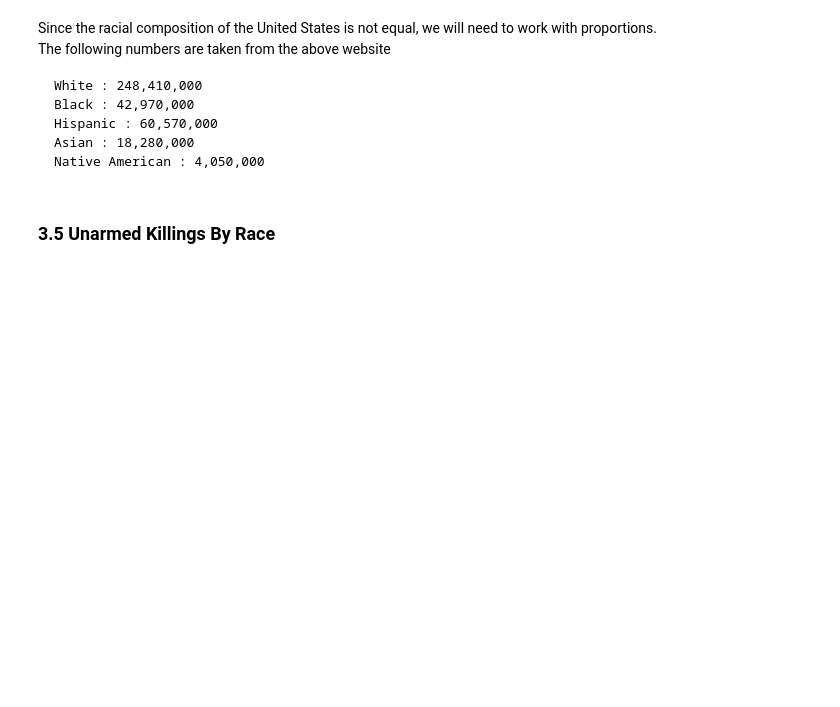
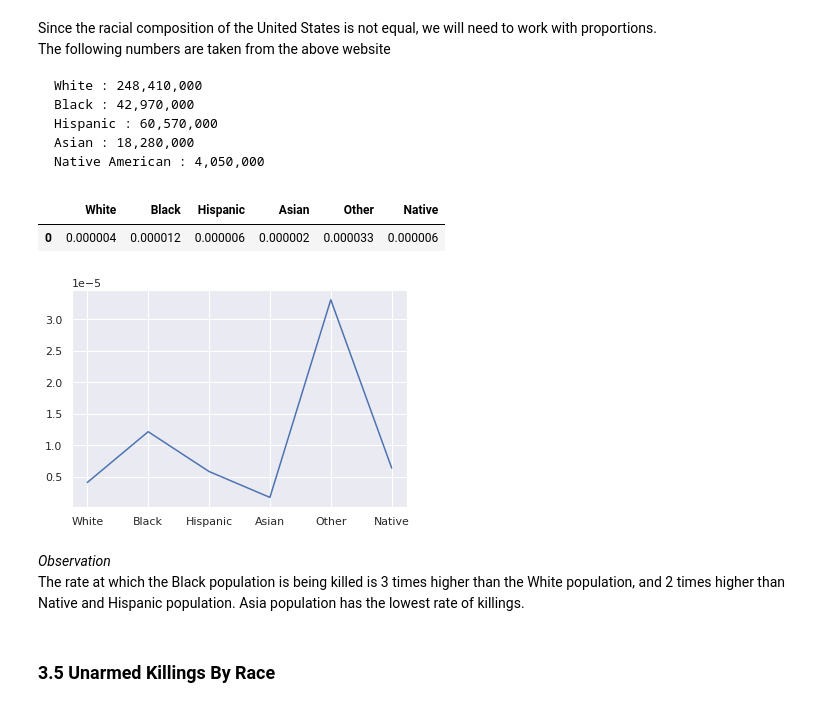
Before and after one commit to ibsa21/Police-brutality-DS-ML, a Jupyter notebook: police_brutality_analysis.ipynb, the cells around one changed output. Drawn from its saved outputs; the diff is of its cells as text; code cells hidden in the pictures; blank space fills up the shorter version.

```diff
--- a/police_brutality_analysis.ipynb
+++ b/police_brutality_analysis.ipynb
@@ -274,3 +288,4 @@ Since the racial composition of the United States is not equal, we will  need to
 # %%
 demographics = [248410000, 42970000, 60570000, 18280000, 846000, 4050000]
 population = pd.Series(demographics, index = ['White', 'Black', 'Hispanic', 'Asian', 'Other', 'Native'])
+race_death = data.race.value_counts()
@@ -293,3 +292,18 @@ population = pd.Series(demographics, index = ['White', 'Black', 'Hispanic', 'Asi
+# %%
+proportion = pd.DataFrame(data = { race: [race_death[race]/population[race]] for race in population.index})
+proportion
+# %% [output]
+|  | White | Black | Hispanic | Asian | Other | Native |
+| 0 | 0.000004 | 0.000012 | 0.000006 | 0.000002 | 0.000033 | 0.000006 |
+# %%
+s = pd.Series({ race: race_death[race]/population[race] for race in population.index}, name = 'race_killing_rate')
+s.plot()
+plt.show()
+# %% [output]
+[figure, added]
+# %% [markdown]
+<i>Observation</i><br>
+The rate at which the Black population is being killed is 3 times higher than the White population, and 2 times higher than Native and Hispanic population. Asia population has the lowest rate of killings.
 # %% [markdown]
 ### 3.5 Unarmed Killings By Race
 # %%
```
Also changed, not shown: parts of 8 cells of this notebook.
